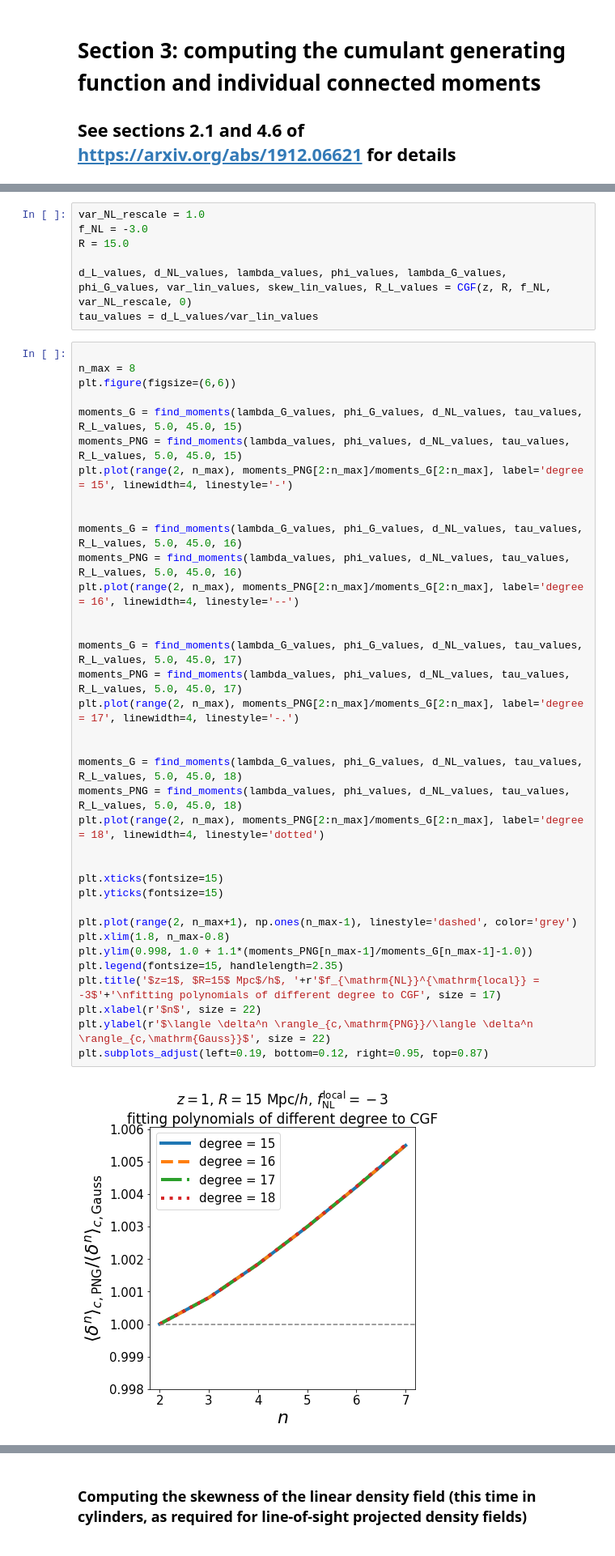
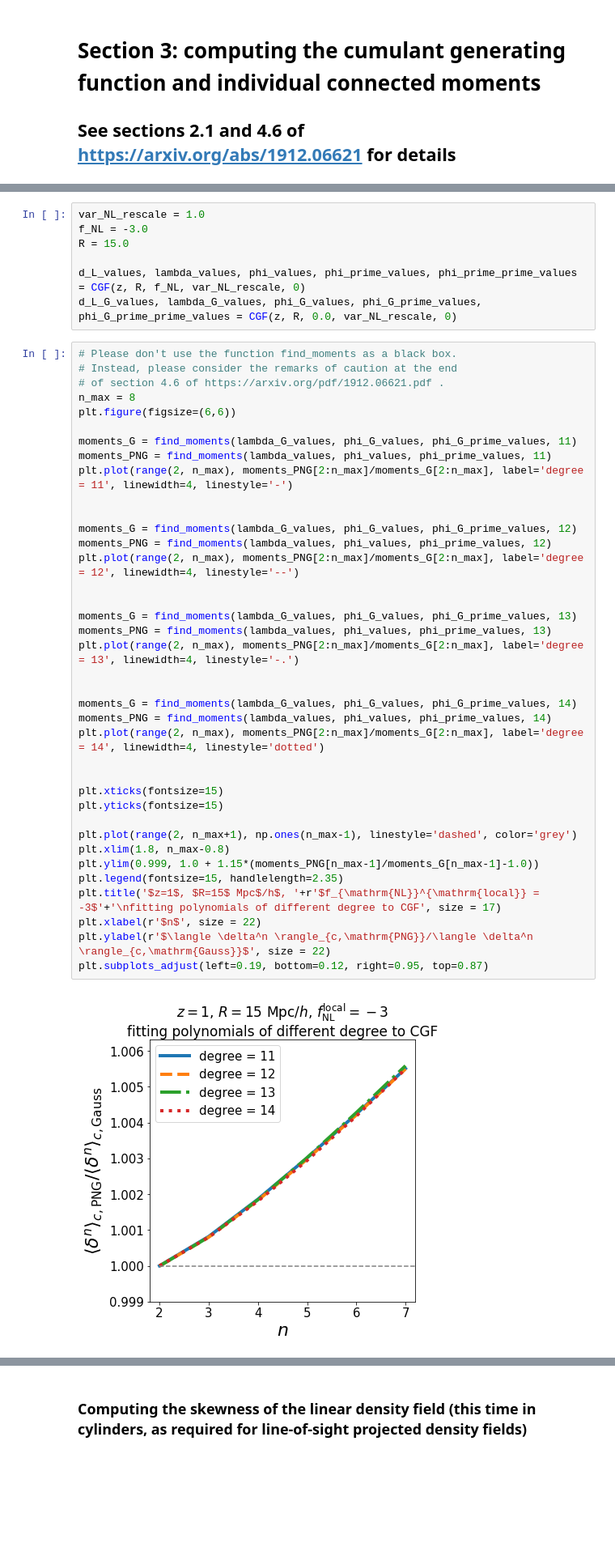
Before and after one commit to OliverFHD/CosMomentum, a Jupyter notebook: compute_PDF_and_CGF.ipynb, the cells around one changed output, grey strips where cells are left out. Shown at 81% size. Drawn from its saved outputs; the diff is of its cells as text; blank space fills up the shorter version.

```diff
--- a/compute_PDF_and_CGF.ipynb
+++ b/compute_PDF_and_CGF.ipynb
@@ -374,46 +306,48 @@ var_NL_rescale = 1.0
 f_NL = -3.0
 R = 15.0
 
-d_L_values, d_NL_values, lambda_values, phi_values, lambda_G_values, phi_G_values, var_lin_values, skew_lin_values, R_L_values = CGF(z, R, f_NL, var_NL_rescale, 0)
-tau_values = d_L_values/var_lin_values
+d_L_values, lambda_values, phi_values, phi_prime_values, phi_prime_prime_values = CGF(z, R, f_NL, var_NL_rescale, 0)
+d_L_G_values, lambda_G_values, phi_G_values, phi_G_prime_values, phi_G_prime_prime_values = CGF(z, R, 0.0, var_NL_rescale, 0)
 # %%
-
+# Please don't use the function find_moments as a black box.
+# Instead, please consider the remarks of caution at the end
+# of section 4.6 of https://arxiv.org/pdf/1912.06621.pdf .
 n_max = 8
 plt.figure(figsize=(6,6))
 
-moments_G = find_moments(lambda_G_values, phi_G_values, d_NL_values, tau_values, R_L_values, 5.0, 45.0, 15)
-moments_PNG = find_moments(lambda_values, phi_values, d_NL_values, tau_values, R_L_values, 5.0, 45.0, 15)
-plt.plot(range(2, n_max), moments_PNG[2:n_max]/moments_G[2:n_max], label='degree = 15', linewidth=4, linestyle='-')
+moments_G = find_moments(lambda_G_values, phi_G_values, phi_G_prime_values, 11)
+moments_PNG = find_moments(lambda_values, phi_values, phi_prime_values, 11)
+plt.plot(range(2, n_max), moments_PNG[2:n_max]/moments_G[2:n_max], label='degree = 11', linewidth=4, linestyle='-')
 
 
-moments_G = find_moments(lambda_G_values, phi_G_values, d_NL_values, tau_values, R_L_values, 5.0, 45.0, 16)
-moments_PNG = find_moments(lambda_values, phi_values, d_NL_values, tau_values, R_L_values, 5.0, 45.0, 16)
-plt.plot(range(2, n_max), moments_PNG[2:n_max]/moments_G[2:n_max], label='degree = 16', linewidth=4, linestyle='--')
+moments_G = find_moments(lambda_G_values, phi_G_values, phi_G_prime_values, 12)
+moments_PNG = find_moments(lambda_values, phi_values, phi_prime_values, 12)
+plt.plot(range(2, n_max), moments_PNG[2:n_max]/moments_G[2:n_max], label='degree = 12', linewidth=4, linestyle='--')
 
 
-moments_G = find_moments(lambda_G_values, phi_G_values, d_NL_values, tau_values, R_L_values, 5.0, 45.0, 17)
-moments_PNG = find_moments(lambda_values, phi_values, d_NL_values, tau_values, R_L_values, 5.0, 45.0, 17)
-plt.plot(range(2, n_max), moments_PNG[2:n_max]/moments_G[2:n_max], label='degree = 17', linewidth=4, linestyle='-.')
+moments_G = find_moments(lambda_G_values, phi_G_values, phi_G_prime_values, 13)
+moments_PNG = find_moments(lambda_values, phi_values, phi_prime_values, 13)
+plt.plot(range(2, n_max), moments_PNG[2:n_max]/moments_G[2:n_max], label='degree = 13', linewidth=4, linestyle='-.')
 
 
-moments_G = find_moments(lambda_G_values, phi_G_values, d_NL_values, tau_values, R_L_values, 5.0, 45.0, 18)
-moments_PNG = find_moments(lambda_values, phi_values, d_NL_values, tau_values, R_L_values, 5.0, 45.0, 18)
-plt.plot(range(2, n_max), moments_PNG[2:n_max]/moments_G[2:n_max], label='degree = 18', linewidth=4, linestyle='dotted')
+moments_G = find_moments(lambda_G_values, phi_G_values, phi_G_prime_values, 14)
+moments_PNG = find_moments(lambda_values, phi_values, phi_prime_values, 14)
+plt.plot(range(2, n_max), moments_PNG[2:n_max]/moments_G[2:n_max], label='degree = 14', linewidth=4, linestyle='dotted')
 
 
 plt.xticks(fontsize=15)
 plt.yticks(fontsize=15)
 
 plt.plot(range(2, n_max+1), np.ones(n_max-1), linestyle='dashed', color='grey')
 plt.xlim(1.8, n_max-0.8)
-plt.ylim(0.998, 1.0 + 1.1*(moments_PNG[n_max-1]/moments_G[n_max-1]-1.0))
+plt.ylim(0.999, 1.0 + 1.15*(moments_PNG[n_max-1]/moments_G[n_max-1]-1.0))
 plt.legend(fontsize=15, handlelength=2.35)
 plt.title('$z=1$, $R=15$ Mpc$/h$, '+r'$f_{\mathrm{NL}}^{\mathrm{local}} = -3$'+'\nfitting polynomials of different degree to CGF', size = 17)
 plt.xlabel(r'$n$', size = 22)
 plt.ylabel(r'$\langle \delta^n \rangle_{c,\mathrm{PNG}}/\langle \delta^n \rangle_{c,\mathrm{Gauss}}$', size = 22)
 plt.subplots_adjust(left=0.19, bottom=0.12, right=0.95, top=0.87)
 # %% [output]
-[figure, old version]
+[figure, new version]
 # %% [markdown]
 # Section 4: creating 3D galaxy samples and computing their counts-in-cells PDF
 
```
Also changed, not shown: parts of 32 cells of this notebook, 17 other files.
